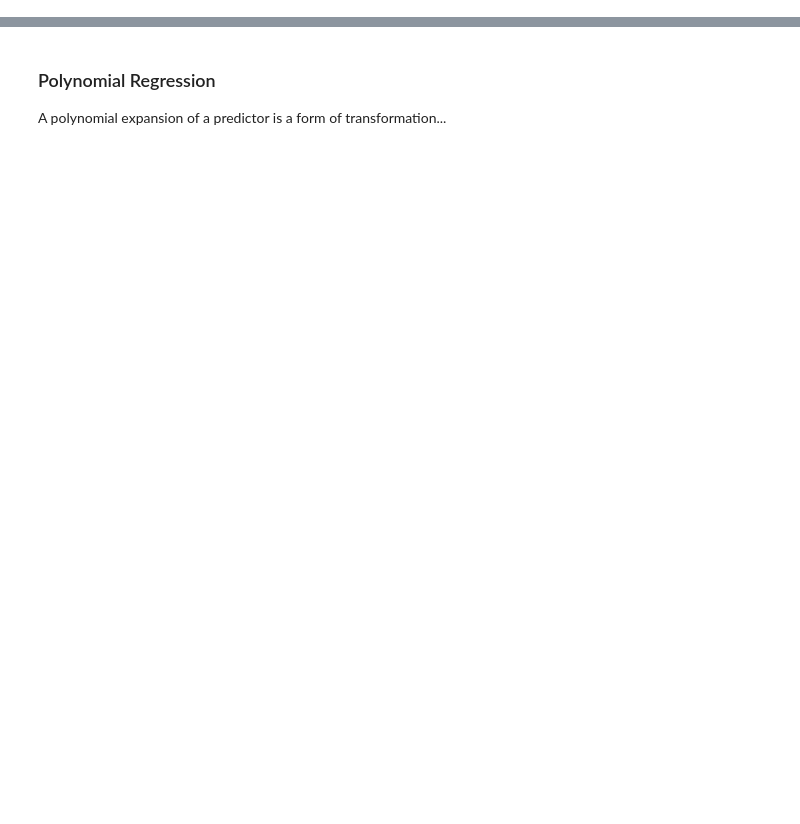
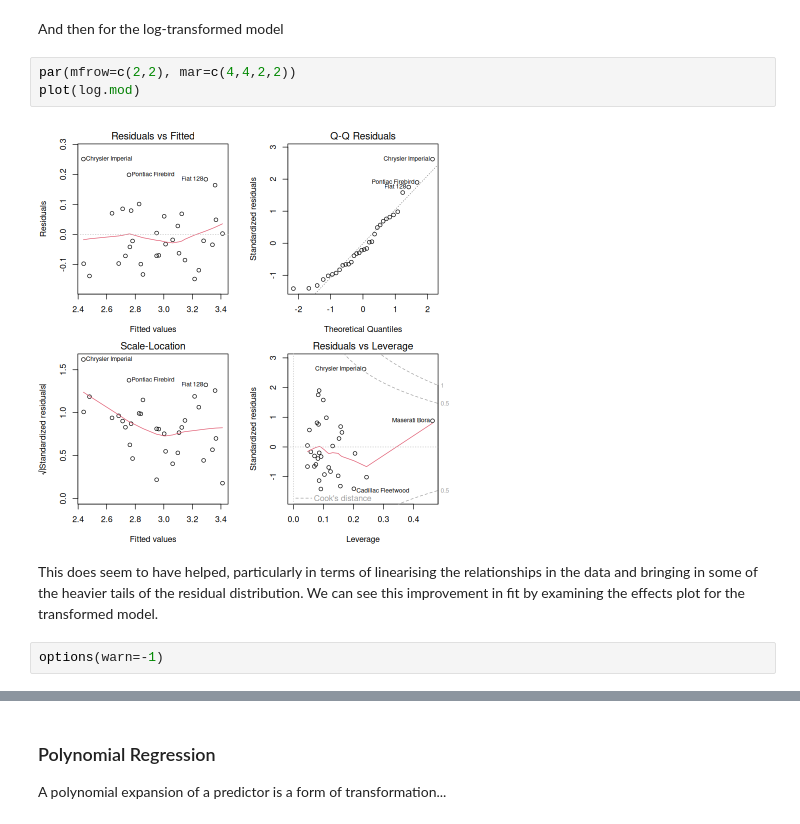
Before and after one commit to PCHN63101-Advanced-Data-Skills/Assumptions-Diagnostics-Transforms, a Jupyter notebook: 5.transformations.ipynb, the cells around one changed output, grey strips where cells are left out. Cells and saved outputs as stored; diff of their text form; blank space fills up the shorter version.

```diff
--- a/5.transformations.ipynb
+++ b/5.transformations.ipynb
@@ -10,0 +44,11 @@ Typically, transforming the outcome concerns the distributional assumptions of t
+# %% [markdown]
+And then for the log-transformed model
+# %%
+par(mfrow=c(2,2), mar=c(4,4,2,2))
+plot(log.mod)
+# %% [output]
+[figure, added]
+# %% [markdown]
+This does seem to have helped, particularly in terms of linearising the relationships in the data and bringing in some of the heavier tails of the residual distribution. We can see this improvement in fit by examining the effects plot for the transformed model.
+# %%
+options(warn=-1)
```
Also changed, not shown: parts of 24 cells of this notebook, 28 other files.
